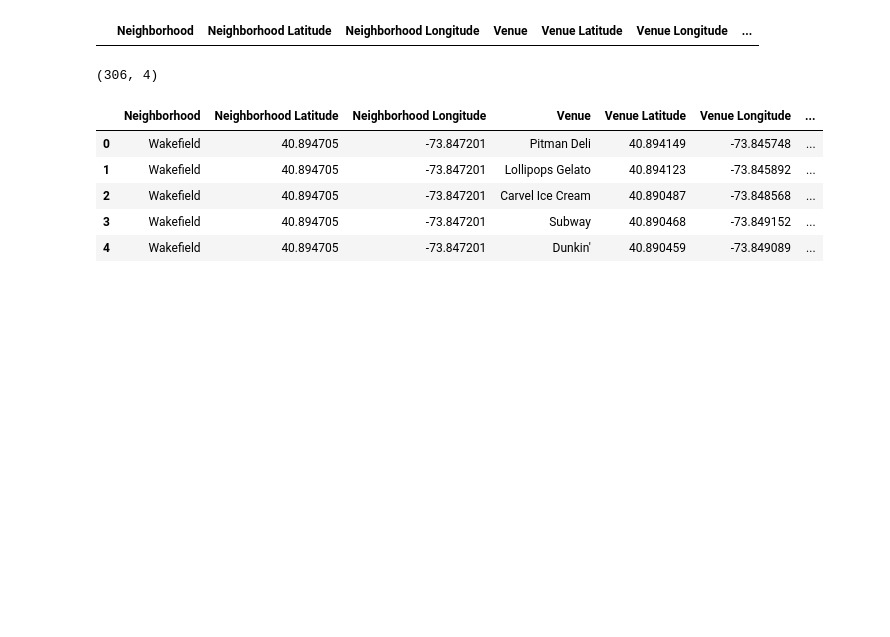
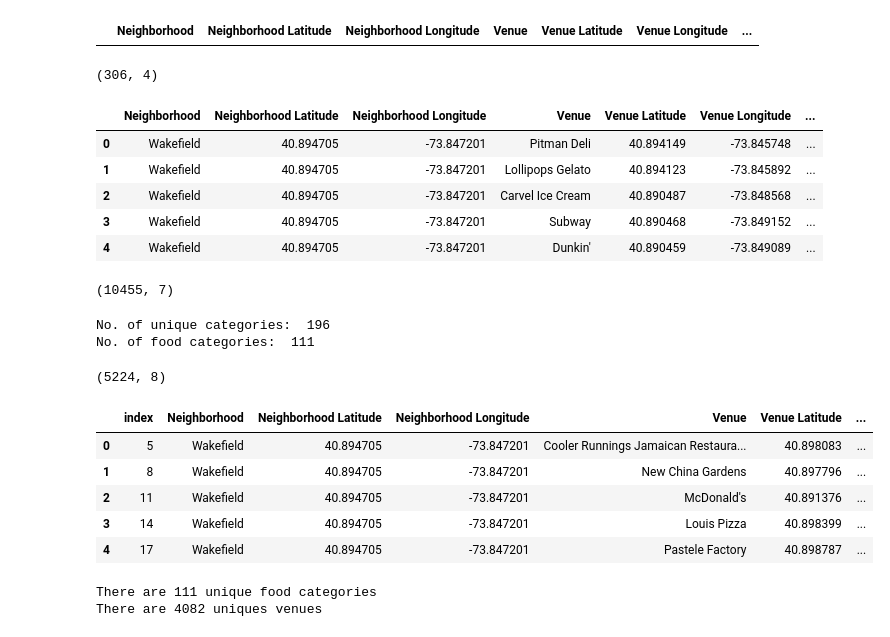
Before and after one commit to ashish-vemula/ibm-coursera-capstone-project, a Jupyter notebook: coursera-unsupervised-kmeans.ipynb, the cells around one changed output. Drawn from its saved outputs; the diff is of its cells as text; code cells hidden in the pictures; blank space fills up the shorter version.

```diff
--- a/coursera-unsupervised-kmeans.ipynb
+++ b/coursera-unsupervised-kmeans.ipynb
@@ -399,3 +396,53 @@ nyc_venue_df.head()
 | 2 | Wakefield | 40.894705 | -73.847201 | Carvel Ice Cream | 40.890487 | -73.848568 | ... |
 | 3 | Wakefield | 40.894705 | -73.847201 | Subway | 40.890468 | -73.849152 | ... |
 | 4 | Wakefield | 40.894705 | -73.847201 | Dunkin' | 40.890459 | -73.849089 | ... |
+# %%
+nyc_venue_df.shape
+# %% [output]
+(10455, 7)
+# %%
+# list all the categories
+unique_categories = nyc_venue_df['Venue Category'].unique().tolist()
+
+# manually create a list of generalized categories
+general_categories = ['Dessert Shop','Food','Ice Cream Shop','Donut Shop','Bakery','Sandwich Place','Comfort Food Restaurant',
+                    'Deli / Bodega','Food Truck','Bagel Shop','Burger Joint','Restaurant','Frozen Yogurt Shop','Coffee Shop',
+                    'Diner','Wings Joint','Café','Juice Bar','Breakfast Spot','Grocery Store','Bar','Cupcake Shop',
+                    'Pub','Fish & Chips Shop','Cafeteria','Other Nightlife','Arcade','Hot Dog Joint','Food Court',
+                    'Health Food Store','Convenience Store','Food & Drink Shop','Cocktail Bar','Cheese Shop',
+                    'Snack Place','Sports Bar','Lounge','Theme Restaurant','Buffet','Bubble Tea Shop','Building',
+                    'Irish Pub','College Cafeteria','Tea Room','Supermarket','Hotpot Restaurant','Gastropub','Beer Garden',
+                    'Fish Market','Beer Bar','Clothing Store','Music Venue','Bistro','Salad Place','Wine Bar','Gourmet Shop',
+                    'Indie Movie Theater','Art Gallery','Gift Shop','Pie Shop','Fruit & Vegetable Store',
+                    'Street Food Gathering','Dive Bar','Factory','Farmers Market','Mac & Cheese Joint','Creperie',
+                    'Candy Store','Event Space','Skating Rink','Miscellaneous Shop','Gas Station','Organic Grocery',
+                    'Pastry Shop','Club House','Flea Market','Hotel','Furniture / Home Store','Bookstore','Pet Café',
+                    'Gym / Fitness Center','Flower Shop','Financial or Legal Service','Hotel Bar','Hookah Bar','Poke Place',
+                    'Market','Gluten-free Restaurant','Smoothie Shop','Butcher','Food Stand','Beach Bar','Beach',
+                    'Soup Place','Rock Club','Residential Building (Apartment / Condo)','Laundry Service',
+                    'Government Building','Bowling Alley','Nightclub','Park','Moving Target']
+
+# fetch all the required food categories
+food_categories =  list(set(unique_categories) - set(general_categories))
+print("No. of unique food categories: ", len(food_categories))
+# %% [output]
+No. of unique categories:  196
+No. of food categories:  111
+# %%
+nyc_venues = nyc_venue_df[nyc_venue_df['Venue Category'].isin(food_categories)].reset_index()
+print(nyc_venues.shape)
+nyc_venues.head(5)
+# %% [output]
+(5224, 8)
+|  | index | Neighborhood | Neighborhood Latitude | Neighborhood Longitude | Venue | Venue Latitude | ... |
+| 0 | 5 | Wakefield | 40.894705 | -73.847201 | Cooler Runnings Jamaican Restaura... | 40.898083 | ... |
+| 1 | 8 | Wakefield | 40.894705 | -73.847201 | New China Gardens | 40.897796 | ... |
+| 2 | 11 | Wakefield | 40.894705 | -73.847201 | McDonald's | 40.891376 | ... |
+| 3 | 14 | Wakefield | 40.894705 | -73.847201 | Louis Pizza | 40.898399 | ... |
+| 4 | 17 | Wakefield | 40.894705 | -73.847201 | Pastele Factory | 40.898787 | ... |
+# %%
+print("There are {} unique food categories".format( len(food_categories)))
+print('There are {} uniques venues'.format(len(nyc_venues['Venue'].unique())))
+# %% [output]
+There are 111 unique food categories
+There are 4082 uniques venues
```
Also changed, not shown: parts of 3 cells of this notebook.
